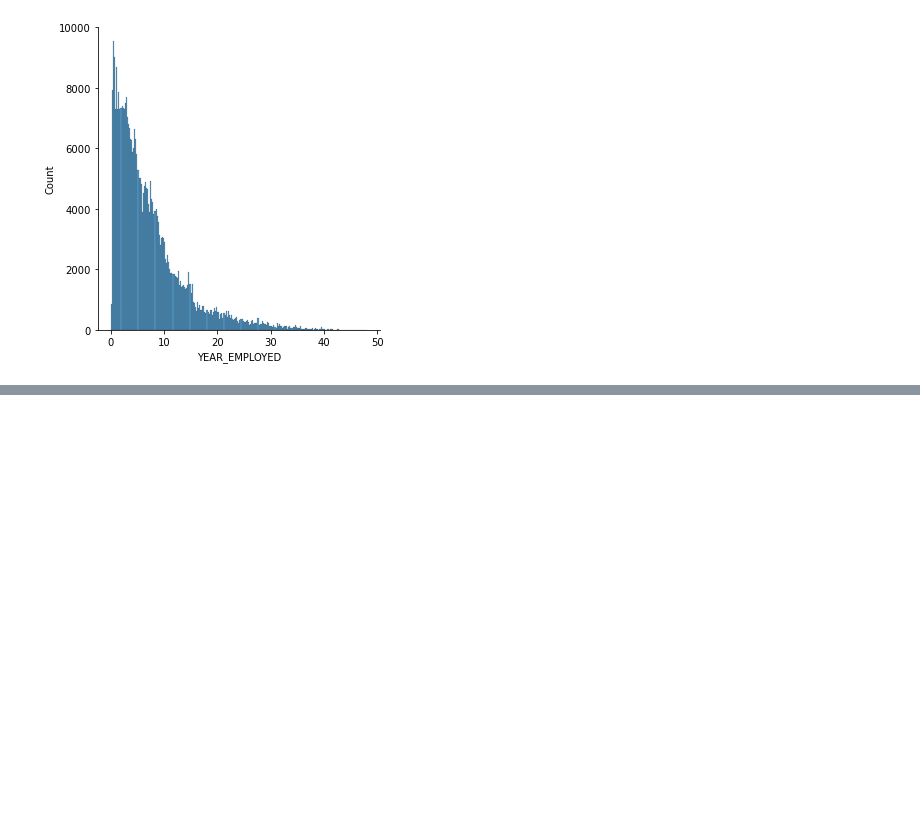
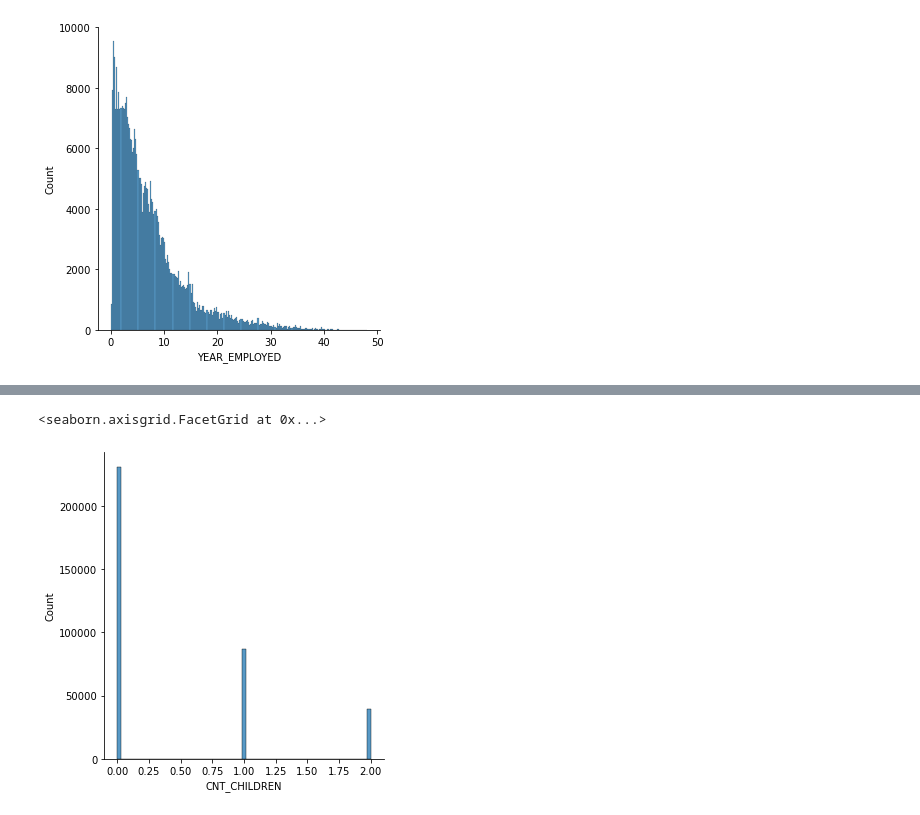
Before and after one commit to agusHendra67/CreditCard, a Jupyter notebook: coba.ipynb, the cells around one changed output, grey strips where cells are left out. Drawn from its saved outputs; the diff is of its cells as text; code cells hidden in the pictures; blank space fills up the shorter version.

```diff
--- a/coba.ipynb
+++ b/coba.ipynb
@@ -232,0 +271,2 @@ df_copy.loc[df_copy['YEAR_EMPLOYED']>45]
+# %%
+application_df = application_df.loc[application_df['CNT_CHILDREN']<3]
@@ -232,0 +277,5 @@ df_copy.loc[df_copy['YEAR_EMPLOYED']>45]
+# %%
+sns.displot(data=application_df['CNT_CHILDREN'])
+# %% [output]
+<seaborn.axisgrid.FacetGrid at 0x...>
+[figure, added]
```
Also changed, not shown: parts of 65 cells of this notebook.
